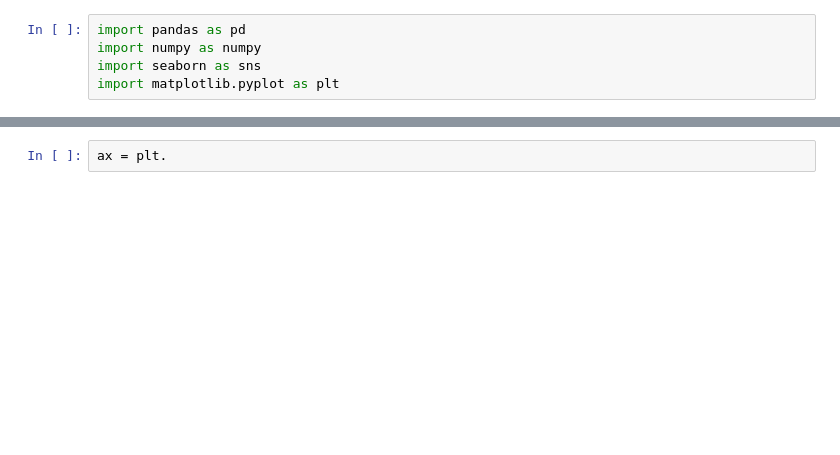
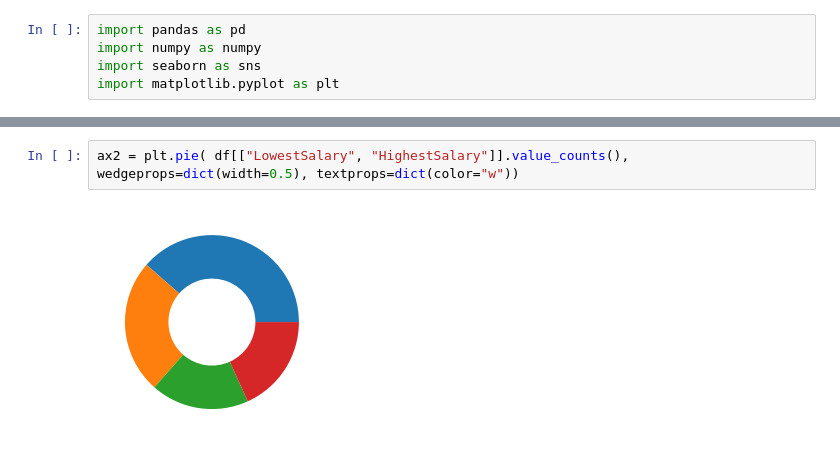
Before and after one commit to zacjensen/3803ICT-Repo, a Jupyter notebook: Lab 2/job_market.ipynb, the cells around one changed output, grey strips where cells are left out. Drawn from its saved outputs; the diff is of its cells as text; blank space fills up the shorter version.

```diff
--- a/Lab 2/job_market.ipynb
+++ b/Lab 2/job_market.ipynb
@@ -16,2 +22,4 @@ ax.set_title("Number of Jobs by Location");
-# %%
-ax = plt.
+# %%
+ax2 = plt.pie( df[["LowestSalary", "HighestSalary"]].value_counts(), wedgeprops=dict(width=0.5), textprops=dict(color="w"))
+# %% [output]
+[figure, added]
```
Also changed, not shown: parts of 2 cells of this notebook, 2 other files.
